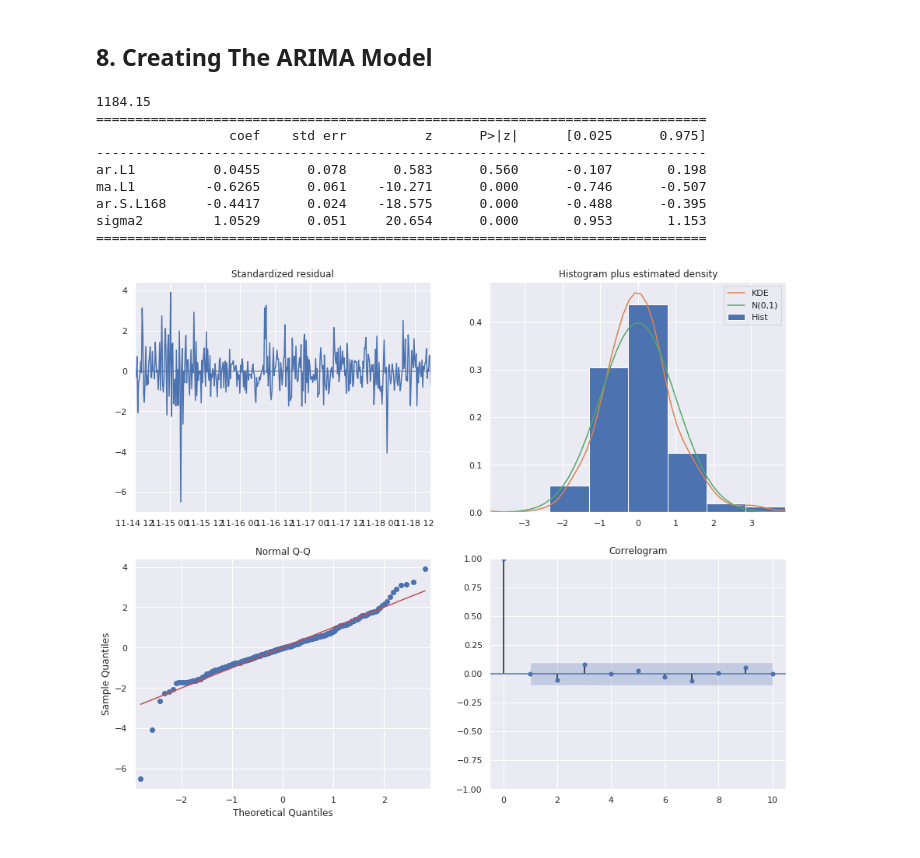
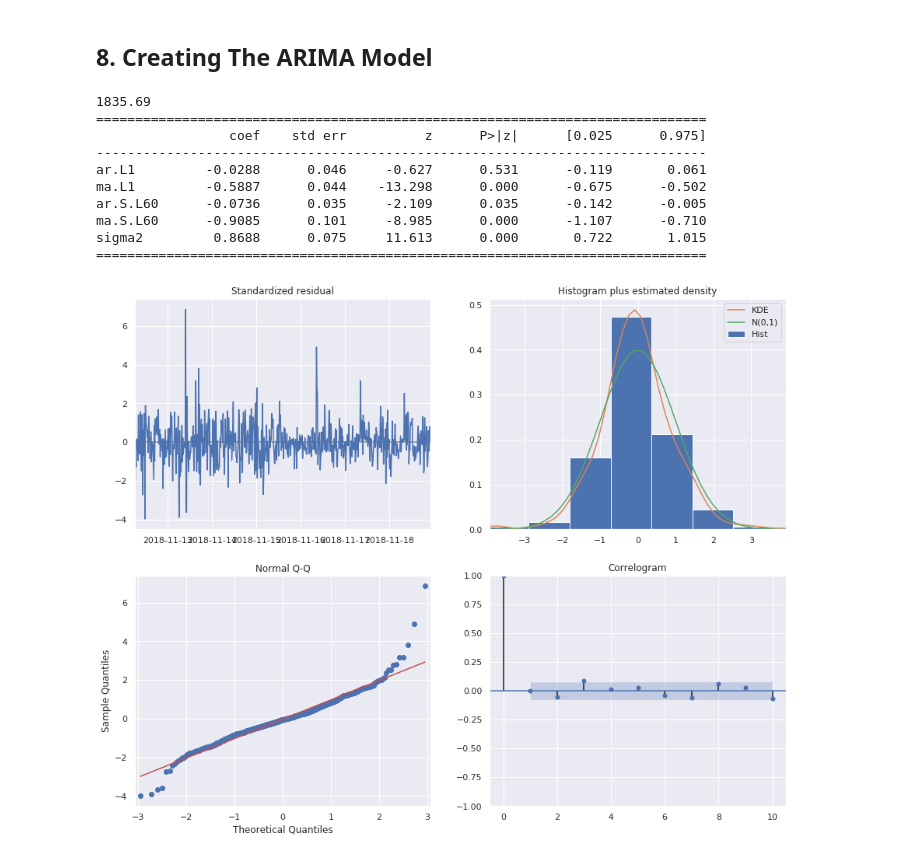
Before and after one commit to bryanhonof/Smart-Systems-Assignment-1, a Jupyter notebook: Python/test_notebook.ipynb, the cells around one changed output. Saved outputs shown, nothing was run; the diff lists cells and outputs as text; code cells hidden in the pictures.

```diff
--- a/Python/test_notebook.ipynb
+++ b/Python/test_notebook.ipynb
@@ -282,27 +279,28 @@ pd.plotting.autocorrelation_plot(df)
 # %%
 # train Seasonal ARIMA model
 mod = sm.tsa.statespace.SARIMAX(df,
                                 order=(1, 1, 1),
-                                seasonal_order=(1, 1, 0, 168),
+                                seasonal_order=(1, 1, 1, 60),
                                 enforce_stationarity=False,
                                 enforce_invertibility=False)
 results = mod.fit()
 
 print(round(results.aic, 2))
 print(results.summary().tables[1])
 results.plot_diagnostics(figsize=(15, 12))
 plt.show()
 # %% [output]
-1184.15
+1835.69
 ==============================================================================
                  coef    std err          z      P>|z|      [0.025      0.975]
 ------------------------------------------------------------------------------
-ar.L1          0.0455      0.078      0.583      0.560      -0.107       0.198
-ma.L1         -0.6265      0.061    -10.271      0.000      -0.746      -0.507
-ar.S.L168     -0.4417      0.024    -18.575      0.000      -0.488      -0.395
-sigma2         1.0529      0.051     20.654      0.000       0.953       1.153
+ar.L1         -0.0288      0.046     -0.627      0.531      -0.119       0.061
+ma.L1         -0.5887      0.044    -13.298      0.000      -0.675      -0.502
+ar.S.L60      -0.0736      0.035     -2.109      0.035      -0.142      -0.005
+ma.S.L60      -0.9085      0.101     -8.985      0.000      -1.107      -0.710
+sigma2         0.8688      0.075     11.613      0.000       0.722       1.015
 ==============================================================================
-[figure, old version]
+[figure, new version]
 # %%
 # Get forecast one hour ahead in the future
 pred_uc = results.get_forecast(steps=5)
```
Also changed, not shown: parts of 15 cells of this notebook, 4 other files.
